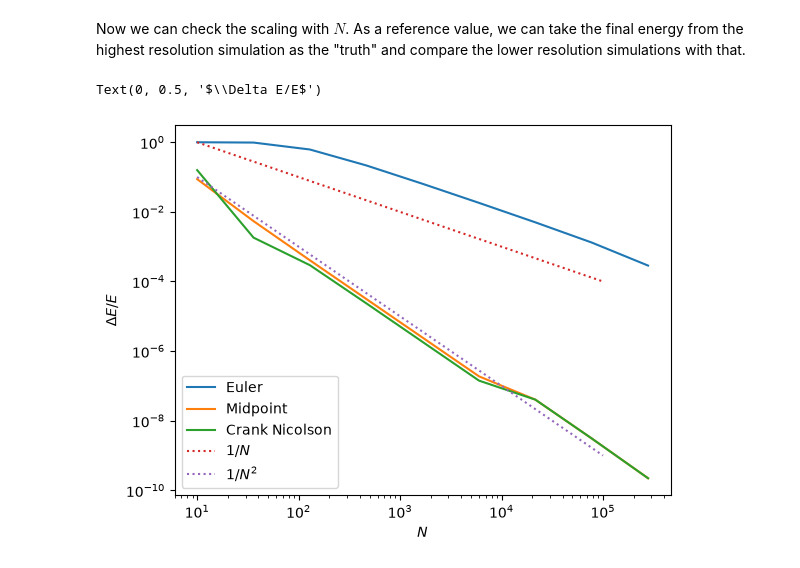
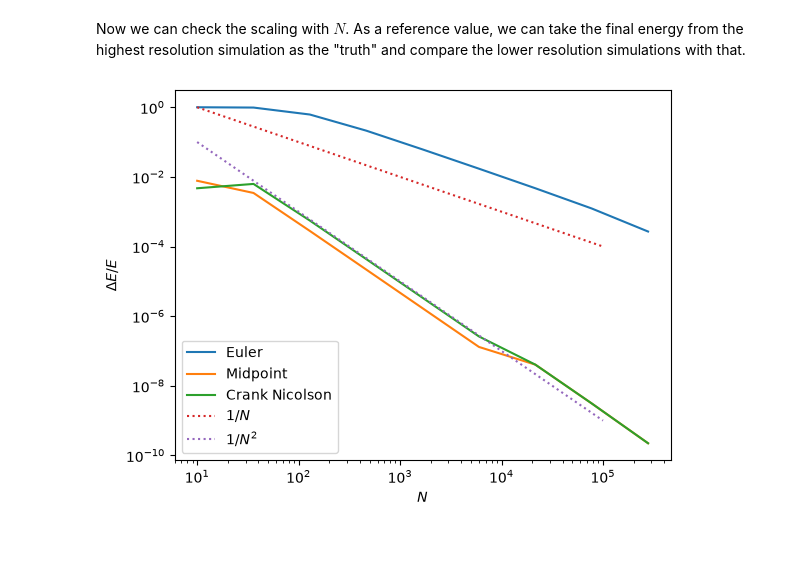
Before and after one commit to andrewcumming/phys512, a Jupyter notebook: solutions_hw2.ipynb, the cells around one changed output. Cells and saved outputs as stored; diff of their text form; code cells hidden in the pictures.

```diff
--- a/solutions_hw2.ipynb
+++ b/solutions_hw2.ipynb
@@ -241,35 +247,38 @@ n_vec = np.linspace(1,6,10)
 E_vec = np.zeros_like(n_vec)
 E2_vec = np.zeros_like(n_vec)
 E3_vec = np.zeros_like(n_vec)
 
 for i, n in enumerate(n_vec):
     nsteps = int(10**n)
     t_end = 2*np.pi * 2
     h = t_end / nsteps
 
     theta, omega = integrate(nsteps, h, 'euler')
-    E_vec[i] = theta[-1]**2 + omega[-1]**2
+    #E_vec[i] = theta[-1]**2 + omega[-1]**2
+    E_vec[i] = 1-np.cos(theta[-1]) + 0.5*omega[-1]**2
     theta, omega = integrate(nsteps, h, 'midpoint')
-    E2_vec[i] = theta[-1]**2 + omega[-1]**2
+    #E2_vec[i] = theta[-1]**2 + omega[-1]**2
+    E2_vec[i] = 1-np.cos(theta[-1]) + 0.5*omega[-1]**2
     theta, omega = integrate(nsteps, h, 'cranknicolson')
-    E3_vec[i] = theta[-1]**2 + omega[-1]**2
+    #E3_vec[i] = theta[-1]**2 + omega[-1]**2
+    E3_vec[i] = 1-np.cos(theta[-1]) + 0.5*omega[-1]**2
 
 err = np.abs(E_vec[-1] - E_vec)/E_vec[-1]
 err2 = np.abs(E2_vec[-1] - E2_vec)/E2_vec[-1]
 err3 = np.abs(E3_vec[-1] - E3_vec)/E3_vec[-1]
 
 plt.plot(10**n_vec[:-1], err[:-1],label='Euler')
 plt.plot(10**n_vec[:-1], err2[:-1],label='Midpoint')
 plt.plot(10**n_vec[:-1], err3[:-1],label='Crank Nicolson')
 
 plt.plot((10,1e5),(1.0,1e-4),':',label=r'$1/N$')
 plt.plot((10,1e5),(1e-1,1e-9),':',label=r'$1/N^2$')
 
 plt.legend()
 plt.yscale('log')
 plt.xscale('log')
 plt.xlabel(r'$N$')
 plt.ylabel(r'$\Delta E/E$')
+plt.show()
 # %% [output]
-Text(0, 0.5, '$\\Delta E/E$')
-[figure, old version]
+[figure, new version]
```
Also changed, not shown: parts of 1 cell of this notebook.
